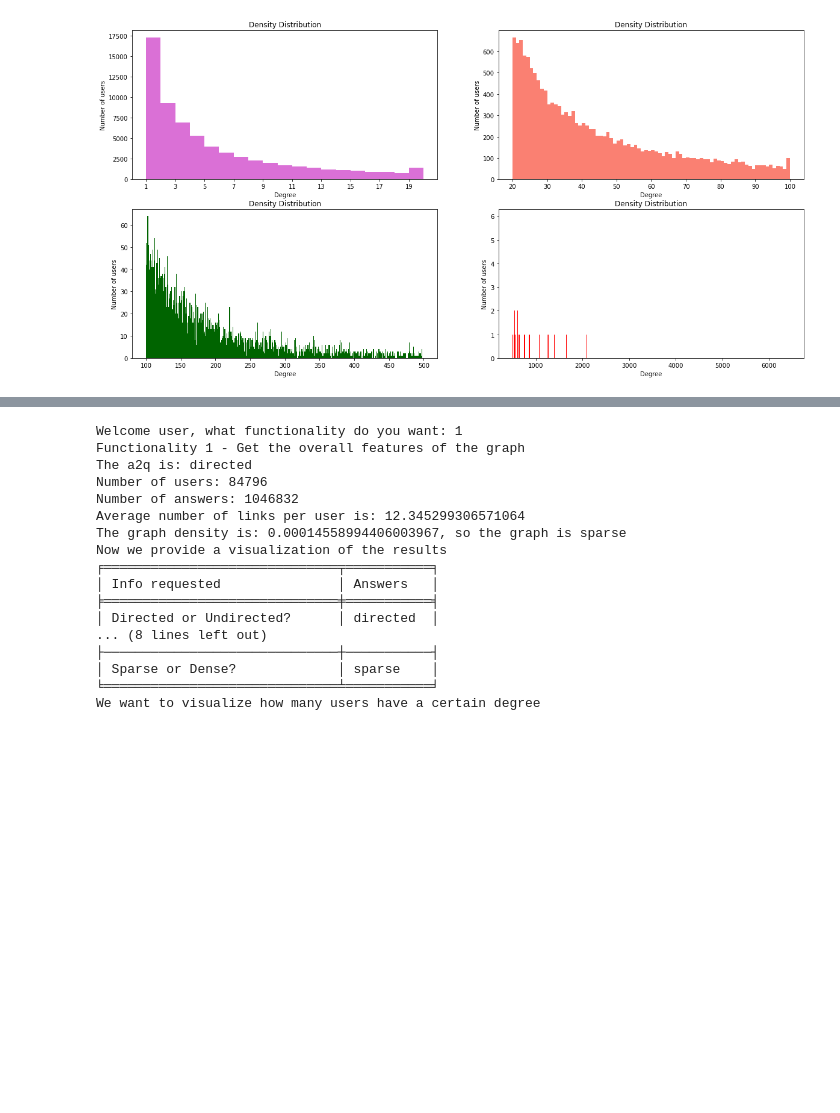
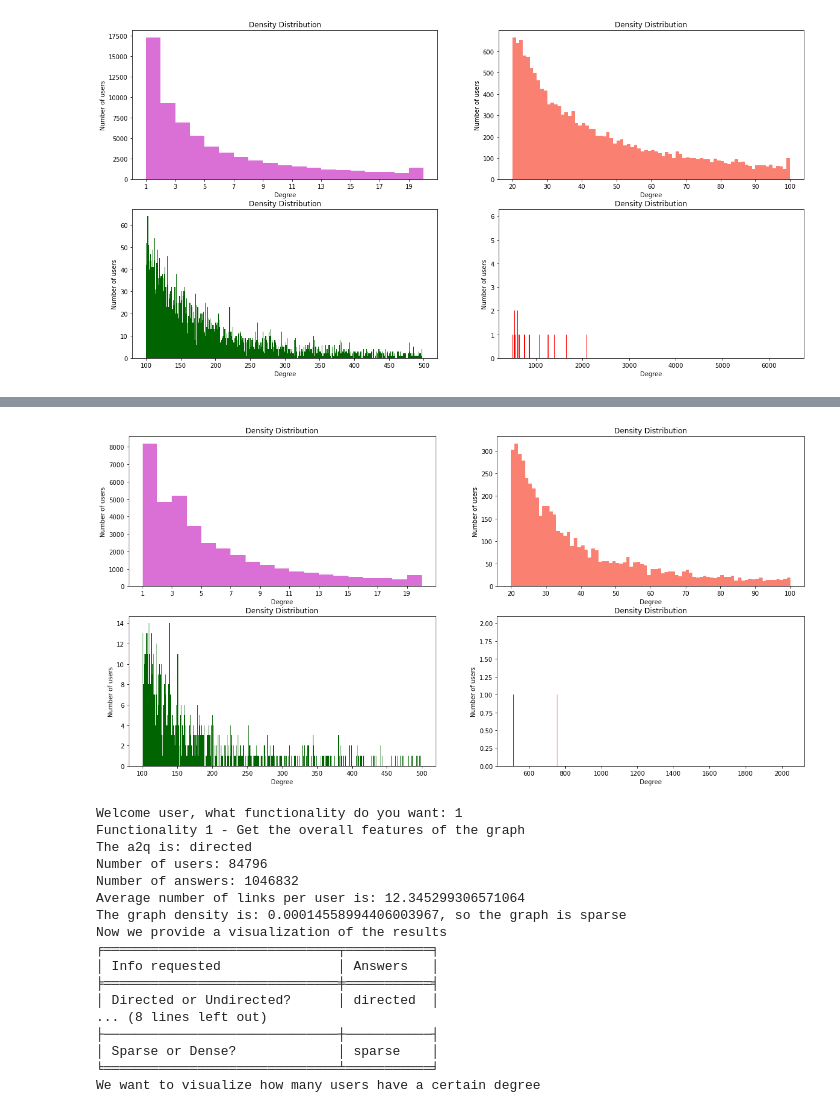
Before and after one commit to michele1783/ADM-HW5, a Jupyter notebook: test-Ame.ipynb, the cells around one changed output, grey strips where cells are left out. Saved outputs shown, nothing was run; the diff lists cells and outputs as text; code cells hidden in the pictures; blank space fills up the shorter version.

```diff
--- a/test-Ame.ipynb
+++ b/test-Ame.ipynb
@@ -361,3 +419,7 @@ fun_1.fig(degree)
+# %%
+fun_1.fig(degree_3)
+# %% [output]
+[figure, added]
 # %%
 end = 0
 while (end == 0):
```
Also changed, not shown: parts of 11 cells of this notebook.
